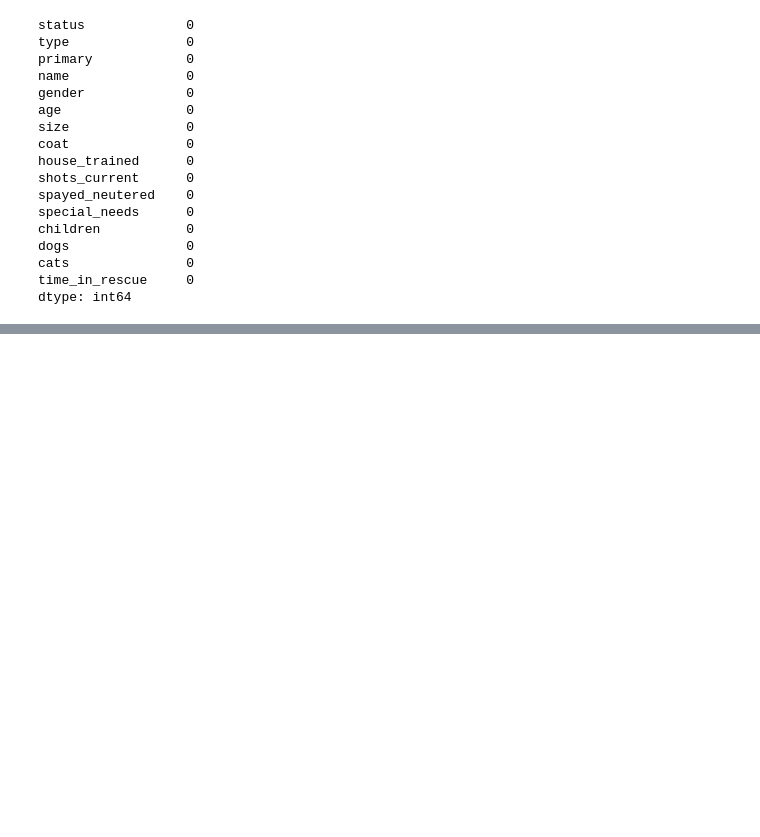
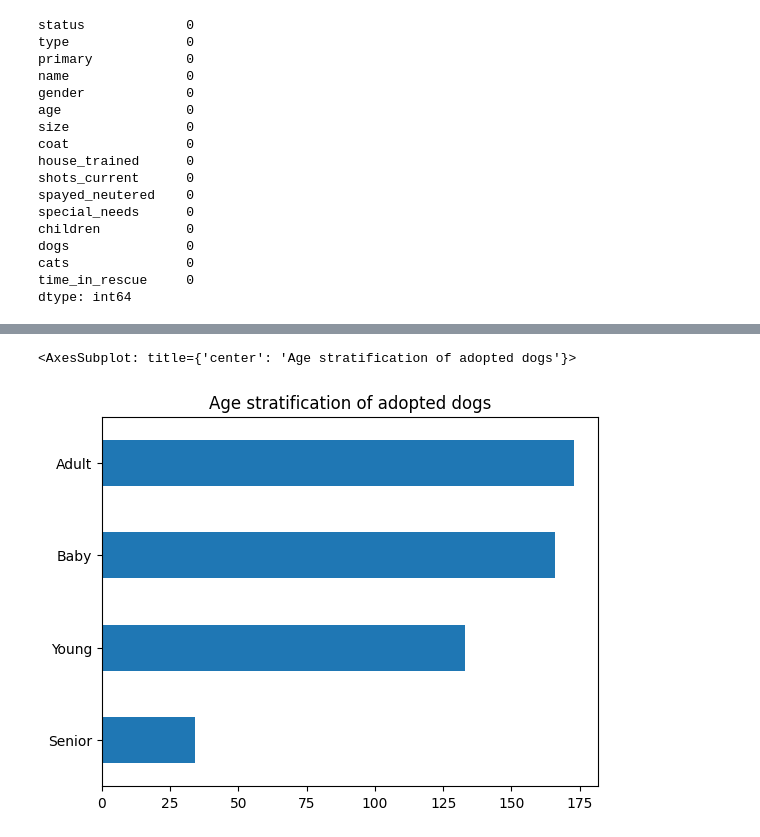
Before and after one commit to BillBelieve/Dog-Adoption-Data-Science-Project, a Jupyter notebook: Project Data Science/data transformation.ipynb, the cells around one changed output, grey strips where cells are left out. Drawn from its saved outputs; the diff is of its cells as text; code cells hidden in the pictures; blank space fills up the shorter version.

```diff
--- a/Project Data Science/data transformation.ipynb
+++ b/Project Data Science/data transformation.ipynb
@@ -268,0 +288,5 @@ df.corr()
+# %%
+df['age'].value_counts().sort_values().plot(kind='barh', title='Age stratification of adopted dogs')
+# %% [output]
+<AxesSubplot: title={'center': 'Age stratification of adopted dogs'}>
+[figure, added]
```
Also changed, not shown: parts of 11 cells of this notebook, 1 other file.
